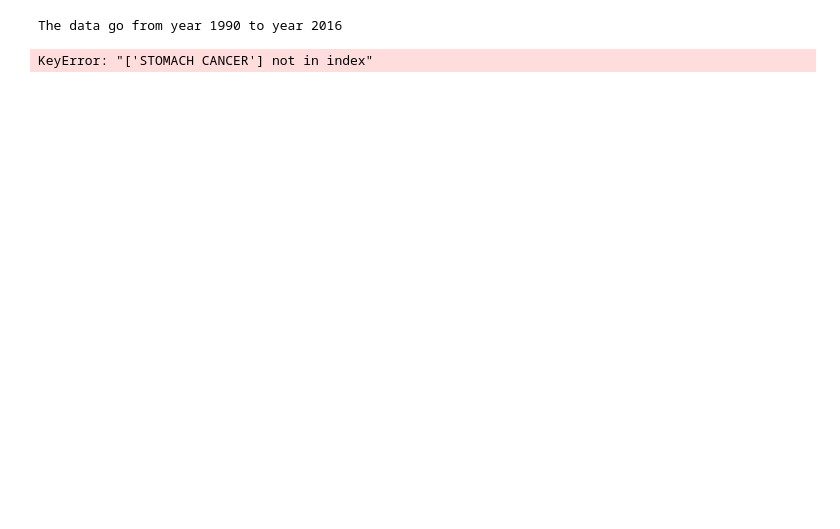
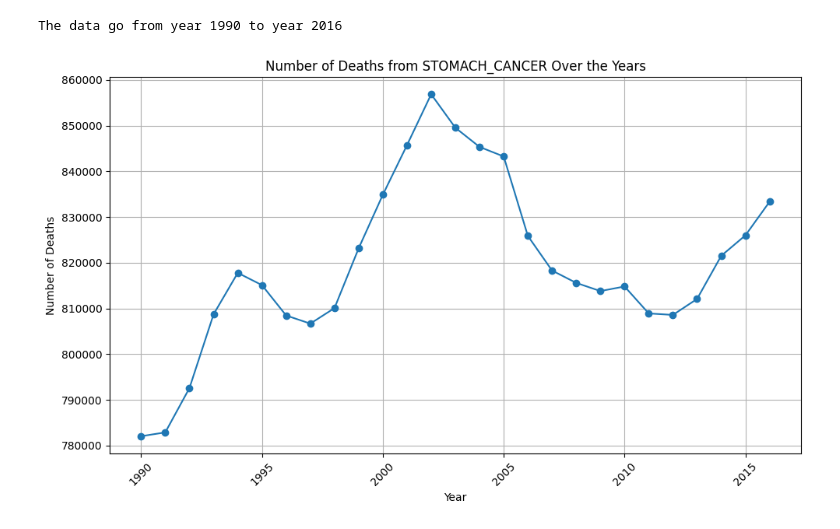
Before and after one commit to emilytsen/cancer_analysis, a Jupyter notebook: graphic/info.ipynb, the cells around one changed output. Cells and saved outputs as stored; diff of their text form; code cells hidden in the pictures; blank space fills up the shorter version.

```diff
--- a/graphic/info.ipynb
+++ b/graphic/info.ipynb
@@ -14,10 +14,21 @@ print(f"The data go from year {year_min} to year {year_max}")
 The data go from year 1990 to year 2016
 # %%
 # Filter data to include only relevant columns
-stomach_cancer_data = data[['YEAR', 'STOMACH CANCER']].copy()
+stomach_cancer_data = data[['YEAR', 'STOMACH_CANCER']].copy()
 
 # Group by year and sum the number of stomach cancer deaths
-stomach_cancer_yearly = stomach_cancer_data.groupby('YEAR')['STOMACH CANCER'].sum().reset_index()
+stomach_cancer_yearly = stomach_cancer_data.groupby('YEAR')['STOMACH_CANCER'].sum().reset_index()
+
+# Plot the data
+plt.figure(figsize=(10, 6))
+plt.plot(stomach_cancer_yearly['YEAR'], stomach_cancer_yearly['STOMACH_CANCER'], marker='o')
+plt.xlabel('Year')
+plt.ylabel('Number of Deaths')
+plt.title('Number of Deaths from STOMACH_CANCER Over the Years')
+plt.xticks(rotation=45)
+plt.grid(True)
+plt.tight_layout()
+plt.show()
 # %% [output]
-KeyError: "['STOMACH CANCER'] not in index"
+[figure, added]
 # %%
```
Also changed, not shown: parts of 3 cells of this notebook, 3 other files.
